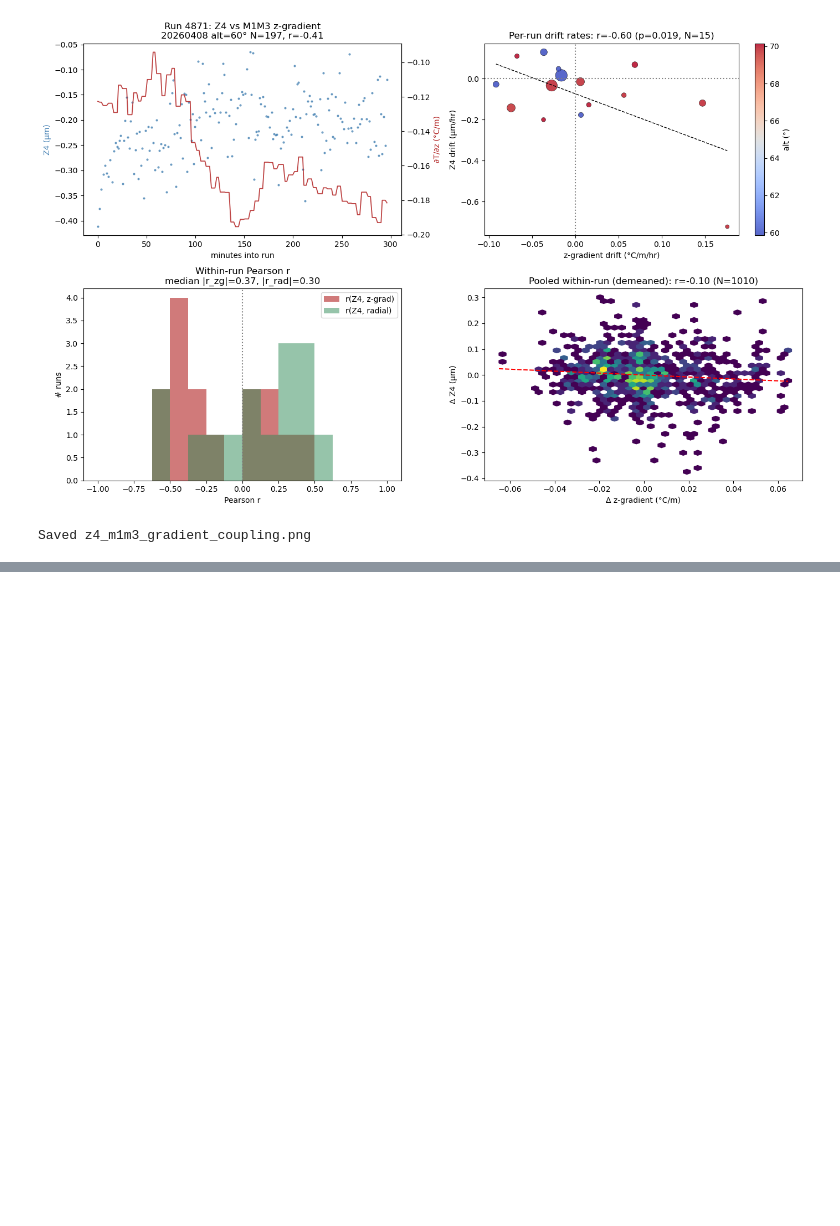
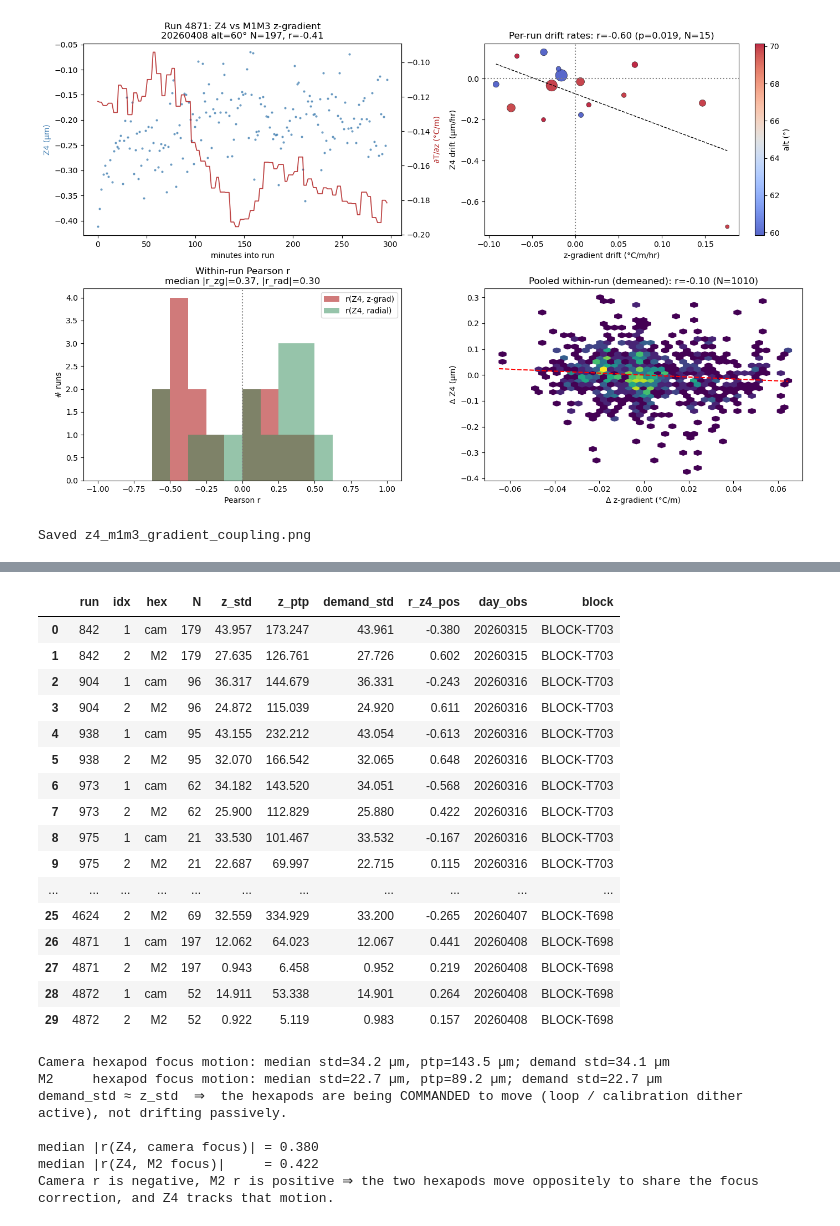
Before and after one commit to bstalder/notebooks, a Jupyter notebook: earlyoperations/optical_psf/MTAOS_Z4_Focus_Trends.ipynb, the cells around one changed output, grey strips where cells are left out. Saved outputs shown, nothing was run; the diff lists cells and outputs as text; code cells hidden in the pictures; blank space fills up the shorter version.

```diff
--- a/earlyoperations/optical_psf/MTAOS_Z4_Focus_Trends.ipynb
+++ b/earlyoperations/optical_psf/MTAOS_Z4_Focus_Trends.ipynb
@@ -1279,0 +1295,79 @@ Saved z4_m1m3_gradient_coupling.png
+# %%
+import pathlib as _pl
+from scipy.stats import pearsonr
+
+_HEX = "../data/z4_hexapod_runs.parquet"
+if not _pl.Path(_HEX).exists():
+    print(f"Hexapod cache not found: {_HEX} — run fetch_hexapod_runs.py first.")
+else:
+    df_hex = pd.read_parquet(_HEX)
+    df_hex["ts"] = pd.to_datetime(df_hex["ts"], utc=True)
+    _LBL = {1: "cam", 2: "M2"}
+
+    _rows = []
+    for _rid, _g in df_fix.groupby("run"):
+        if len(_g) < 20:
+            continue
+        _rr = df_runs.loc[_rid]
+        if _rr["az_rng"] > 1.0 or _rr["alt_rng"] > 1.0:
+            continue
+        _g = _g.sort_values("obs_start")
+        for _idx in (1, 2):
+            _h = df_hex[(df_hex["run"] == _rid) & (df_hex["salIndex"] == _idx)].sort_values("ts")
+            if _h.empty:
+                continue
+            _z, _d = _h["position2"].values, _h["demand2"].values
+            _j = pd.merge_asof(_g[["obs_start", "z4_mean"]], _h[["ts", "position2", "demand2"]],
+                               left_on="obs_start", right_on="ts",
+                               direction="nearest", tolerance=pd.Timedelta("5s"))
+            _m = _j["z4_mean"].notna() & _j["position2"].notna()
+            if _m.sum() < 10:
+                continue
+            _rows.append({
+                "run": _rid, "idx": _idx, "hex": _LBL[_idx], "N": int(_m.sum()),
+                "z_std": np.nanstd(_z), "z_ptp": np.nanmax(_z) - np.nanmin(_z),
+                "demand_std": np.nanstd(_d),
+                "r_z4_pos": pearsonr(_j["z4_mean"][_m], _j["position2"][_m])[0],
+                "day_obs": int(_rr["day_obs"]), "block": _rr["prog"],
+            })
+    df_hexcorr = pd.DataFrame(_rows)
+    display(df_hexcorr.round(3))
+
+    # Are the hexapods being actively commanded?
+    _cam = df_hexcorr[df_hexcorr["idx"] == 1]
+    _m2 = df_hexcorr[df_hexcorr["idx"] == 2]
+    print(f"\nCamera hexapod focus motion: median std={_cam['z_std'].median():.1f} µm, "
+          f"ptp={_cam['z_ptp'].median():.1f} µm; demand std={_cam['demand_std'].median():.1f} µm")
+    print(f"M2     hexapod focus motion: median std={_m2['z_std'].median():.1f} µm, "
+          f"ptp={_m2['z_ptp'].median():.1f} µm; demand std={_m2['demand_std'].median():.1f} µm")
+    print("demand_std ≈ z_std  ⇒  the hexapods are being COMMANDED to move (loop / calibration "
+          "dither active), not drifting passively.")
+    print(f"\nmedian |r(Z4, camera focus)| = {_cam['r_z4_pos'].abs().median():.3f}")
+    print(f"median |r(Z4, M2 focus)|     = {_m2['r_z4_pos'].abs().median():.3f}")
+    print("Camera r is negative, M2 r is positive ⇒ the two hexapods move oppositely to share "
+          "the focus correction, and Z4 tracks that motion.")
+# %% [output]
+|  | run | idx | hex | N | z_std | z_ptp | demand_std | r_z4_pos | day_obs | block |
+| 0 | 842 | 1 | cam | 179 | 43.957 | 173.247 | 43.961 | -0.380 | 20260315 | BLOCK-T703 |
+| 1 | 842 | 2 | M2 | 179 | 27.635 | 126.761 | 27.726 | 0.602 | 20260315 | BLOCK-T703 |
+| 2 | 904 | 1 | cam | 96 | 36.317 | 144.679 | 36.331 | -0.243 | 20260316 | BLOCK-T703 |
+| 3 | 904 | 2 | M2 | 96 | 24.872 | 115.039 | 24.920 | 0.611 | 20260316 | BLOCK-T703 |
+| 4 | 938 | 1 | cam | 95 | 43.155 | 232.212 | 43.054 | -0.613 | 20260316 | BLOCK-T703 |
+| 5 | 938 | 2 | M2 | 95 | 32.070 | 166.542 | 32.065 | 0.648 | 20260316 | BLOCK-T703 |
+| 6 | 973 | 1 | cam | 62 | 34.182 | 143.520 | 34.051 | -0.568 | 20260316 | BLOCK-T703 |
+| 7 | 973 | 2 | M2 | 62 | 25.900 | 112.829 | 25.880 | 0.422 | 20260316 | BLOCK-T703 |
+| 8 | 975 | 1 | cam | 21 | 33.530 | 101.467 | 33.532 | -0.167 | 20260316 | BLOCK-T703 |
+| 9 | 975 | 2 | M2 | 21 | 22.687 | 69.997 | 22.715 | 0.115 | 20260316 | BLOCK-T703 |
+| ... | ... | ... | ... | ... | ... | ... | ... | ... | ... | ... |
+| 25 | 4624 | 2 | M2 | 69 | 32.559 | 334.929 | 33.200 | -0.265 | 20260407 | BLOCK-T698 |
+| 26 | 4871 | 1 | cam | 197 | 12.062 | 64.023 | 12.067 | 0.441 | 20260408 | BLOCK-T698 |
+| 27 | 4871 | 2 | M2 | 197 | 0.943 | 6.458 | 0.952 | 0.219 | 20260408 | BLOCK-T698 |
+| 28 | 4872 | 1 | cam | 52 | 14.911 | 53.338 | 14.901 | 0.264 | 20260408 | BLOCK-T698 |
+| 29 | 4872 | 2 | M2 | 52 | 0.922 | 5.119 | 0.983 | 0.157 | 20260408 | BLOCK-T698 |
+Camera hexapod focus motion: median std=34.2 µm, ptp=143.5 µm; demand std=34.1 µm
+M2     hexapod focus motion: median std=22.7 µm, ptp=89.2 µm; demand std=22.7 µm
+demand_std ≈ z_std  ⇒  the hexapods are being COMMANDED to move (loop / calibration dither active), not drifting passively.
+
+median |r(Z4, camera focus)| = 0.380
+median |r(Z4, M2 focus)|     = 0.422
+Camera r is negative, M2 r is positive ⇒ the two hexapods move oppositely to share the focus correction, and Z4 tracks that motion.
```
Also changed, not shown: parts of 4 cells of this notebook, 2 other files.
